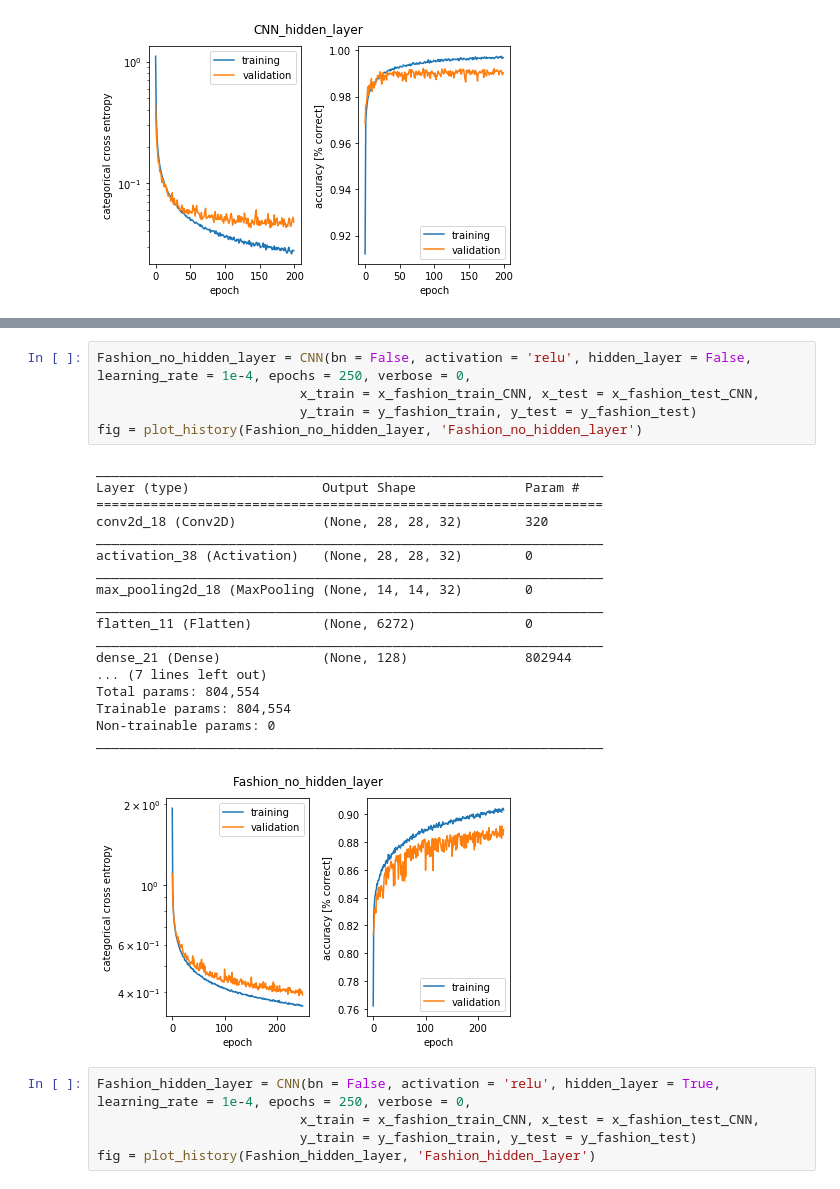
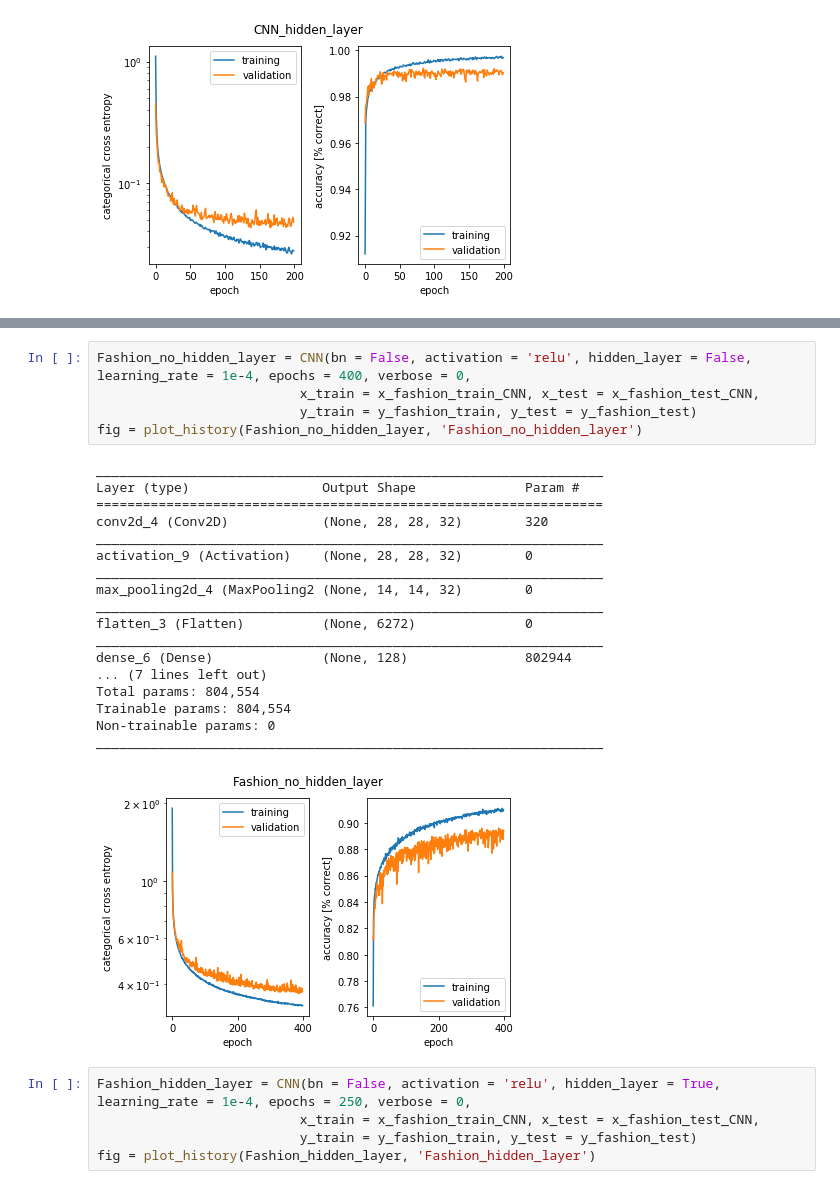
Before and after one commit to ythuangyt/Artificial-Neural-Network, a Jupyter notebook: miniproject1.ipynb, the cells around one changed output, grey strips where cells are left out. Cells and saved outputs as stored; diff of their text form.

```diff
--- a/miniproject1.ipynb
+++ b/miniproject1.ipynb
@@ -934,27 +992,27 @@ _________________________________________________________________
 # %%
-Fashion_no_hidden_layer = CNN(bn = False, activation = 'relu', hidden_layer = False, learning_rate = 1e-4, epochs = 250, verbose = 0,
+Fashion_no_hidden_layer = CNN(bn = False, activation = 'relu', hidden_layer = False, learning_rate = 1e-4, epochs = 400, verbose = 0,
                           x_train = x_fashion_train_CNN, x_test = x_fashion_test_CNN,
                           y_train = y_fashion_train, y_test = y_fashion_test)
 fig = plot_history(Fashion_no_hidden_layer, 'Fashion_no_hidden_layer')
 # %% [output]
 _________________________________________________________________
 Layer (type)                 Output Shape              Param #
 =================================================================
-conv2d_18 (Conv2D)           (None, 28, 28, 32)        320
+conv2d_4 (Conv2D)            (None, 28, 28, 32)        320
 _________________________________________________________________
-activation_38 (Activation)   (None, 28, 28, 32)        0
+activation_9 (Activation)    (None, 28, 28, 32)        0
 _________________________________________________________________
-max_pooling2d_18 (MaxPooling (None, 14, 14, 32)        0
+max_pooling2d_4 (MaxPooling2 (None, 14, 14, 32)        0
 _________________________________________________________________
-flatten_11 (Flatten)         (None, 6272)              0
+flatten_3 (Flatten)          (None, 6272)              0
 _________________________________________________________________
-dense_21 (Dense)             (None, 128)               802944
+dense_6 (Dense)              (None, 128)               802944
 ... (7 lines left out)
 Total params: 804,554
 Trainable params: 804,554
 Non-trainable params: 0
 _________________________________________________________________
-[figure, old version]
+[figure, new version]
 # %%
 Fashion_hidden_layer = CNN(bn = False, activation = 'relu', hidden_layer = True, learning_rate = 1e-4, epochs = 250, verbose = 0,
                           x_train = x_fashion_train_CNN, x_test = x_fashion_test_CNN,
```
Also changed, not shown: parts of 16 cells of this notebook.
